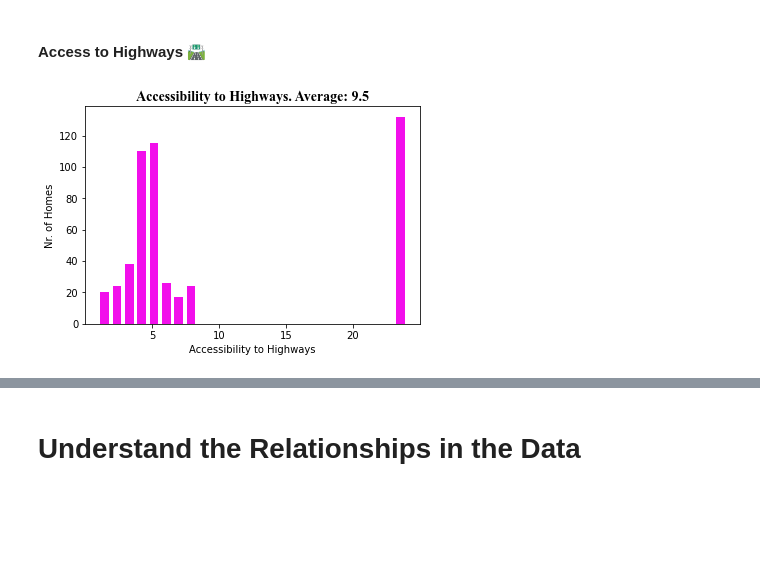
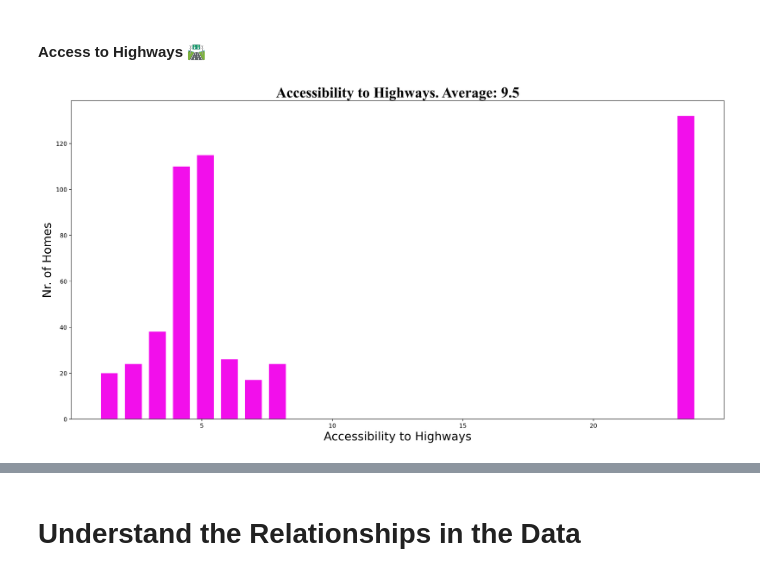
Before and after one commit to DarkDk123/House-valuation-model, a Jupyter notebook: Multivariable_Regression_and_Valuation_Model_(start).ipynb, the cells around one changed output, grey strips where cells are left out. Cells and saved outputs as stored; diff of their text form; code cells hidden in the pictures; blank space fills up the shorter version.

```diff
--- a/Multivariable_Regression_and_Valuation_Model_(start).ipynb
+++ b/Multivariable_Regression_and_Valuation_Model_(start).ipynb
@@ -306,26 +306,27 @@ plt.show()
 # %% [markdown]
 #### Access to Highways 🛣
 # %%
-plt.Figure(figsize=(18, 9), dpi=200)
+plt.figure(figsize=(20, 10), dpi=200)
 
 plt.hist(data.RAD,
          bins=25,
          color='#f20feb',
-         rwidth=0.7
+         rwidth=0.7,
+
 )
 
 plt.title(
         f"Accessibility to Highways. Average: {data.RAD.mean():.2}",
         fontdict={
               'fontfamily': 'Times New Roman',
-              'size': 14, 'weight': 'bold'
+              'size': 25, 'weight': 'bold'
           }
 )
-plt.xlabel('Accessibility to Highways', fontsize=10)
-plt.ylabel('Nr. of Homes', fontsize=10)
+plt.xlabel('Accessibility to Highways', fontsize=20)
+plt.ylabel('Nr. of Homes', fontsize=20)
 plt.show()
 # %% [output]
-[figure, old version]
+[figure, new version]
 # %% [markdown]
 #### Next to the River? ⛵️
 
```
Also changed, not shown: parts of 2 cells of this notebook.
